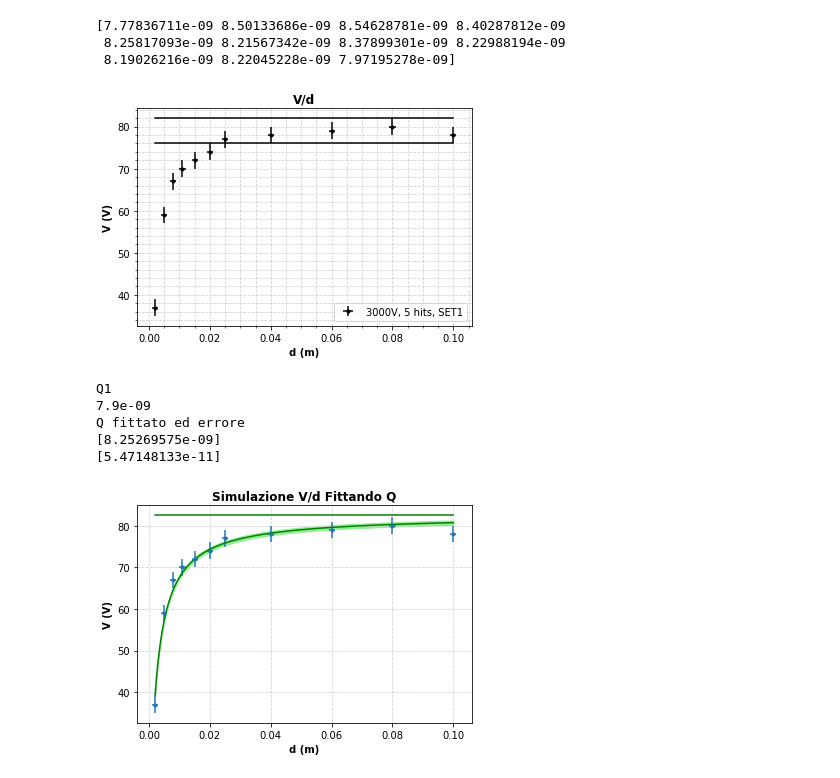
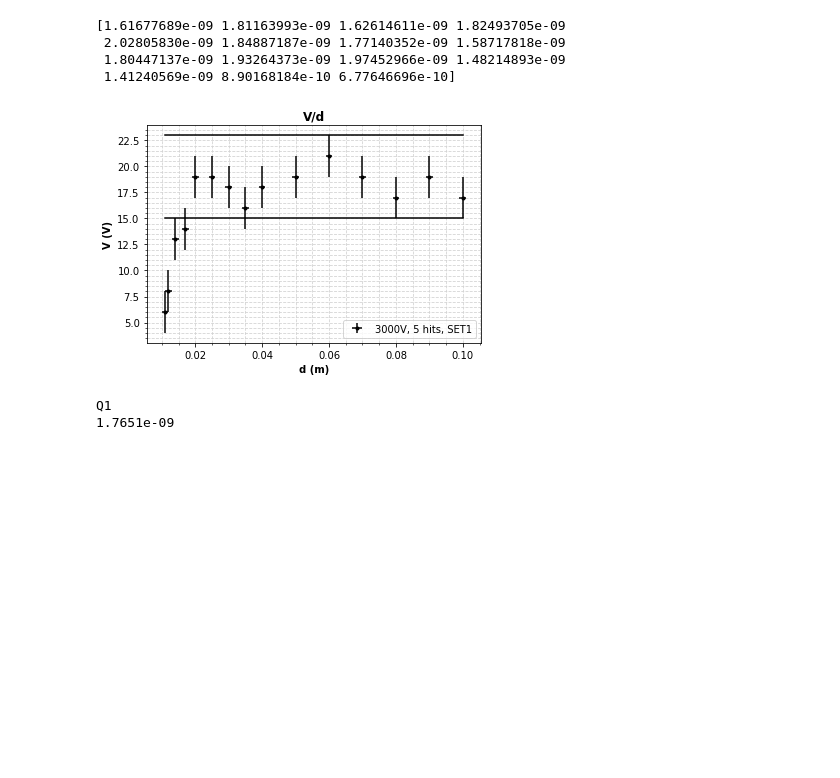
Before and after one commit to Vayxen/Lab2-Elettrostatica, a Jupyter notebook: code/Analisi_V_su_d_Dielettrico.ipynb, the cells around one changed output. Saved outputs shown, nothing was run; the diff lists cells and outputs as text; code cells hidden in the pictures; blank space fills up the shorter version.

```diff
--- a/code/Analisi_V_su_d_Dielettrico.ipynb
+++ b/code/Analisi_V_su_d_Dielettrico.ipynb
@@ -7,12 +7,14 @@ from scipy.optimize import curve_fit
 import matplotlib.pyplot as plt
 
 Verr = 2
-V = np.array([37,59,67,70,72,74,77,78,79,80,78])
+V = np.array([87,71,74,85,72,64,65,57,65,62,68,59,39,34])
 
-d = np.array([0.002,0.005,0.008,0.011,0.015,0.02,0.025,0.04,0.06,0.08,0.1])
+d = np.array([0.1,0.09,0.08,0.07,0.06,0.05,0.04,0.035,0.03,0.025,0.02,0.015,0.0135,0.013])
 derr = 0.001
 
 
+V = np.array([17, 19, 17, 19, 21, 19, 18, 16, 18, 19, 19, 14, 13, 8, 6])
+d = np.array([0.1,0.09,0.08,0.07,0.06,0.05,0.04,0.035,0.03,0.025,0.02,0.017,0.014,0.012, 0.011])
 
 
 
@@ -28,7 +30,7 @@ A = np.pi/4*Dc**2
 A_err = A*2*Dcerr/Dc
 
 Ce = 27e-12
-Ce = 1e-10
+Ce = 0.929e-10
 D1 = 0.09945
 D2 = 0.14575
 D2 = 0.1492
@@ -58,86 +60,41 @@ ax = fig.gca()
 #ax.set_xticks(np.arange(0, max(d)*1.2, (max(d)-min(d))/5))
 #ax.set_yticks(np.arange(20, 90, (ymax-min(V))/5))
 #plt.xlim(0,max(d)*1.2)
 #plt.ylim(20, 90)
 plt.grid(color='lightgray',linestyle="--",zorder=0)
 
 
 plt.title("V/d",fontweight="bold")
 plt.xlabel("d (m)",fontweight="bold")
 plt.ylabel("V (V)",fontweight="bold")
 plt.errorbar(d, V, xerr=derr, markersize=3,yerr=Verr, fmt='o', color="black", label="3000V, 5 hits, SET1")
 
 x = np.linspace(min(d),max(d),1000)
-ymax = np.ones(1000)*82
-ymin = np.ones(1000)*76
+ymax = np.ones(1000)*23
+ymin = np.ones(1000)*15
 
-Q1 = 79*Ce
-Q1_err = 3*Ce
+Q1 = 19*Ce
+Q1_err = 4*Ce
 
 plt.plot(x,ymax,  color="black")
 plt.plot(x,ymin,  color="black")
 
 
 plt.legend(loc="lower right")
 plt.minorticks_on()
 plt.grid(True,"minor",linestyle="--",color='lightgray')
 
 plt.show()
 
 
 
 print("Q1")
 print(Q1)
-
-#V1 fit
-
-from scipy.optimize import curve_fit
-
-def fitobjective(x,Q):
-	return Q/((eps0*A/x)+(Ce))
-guess = np.array([Q1])
-
-popt,pcov = curve_fit(fitobjective, d, V,p0=guess)
-err = np.sqrt(np.diag(pcov))
-Q_fit_err = err
-Q_fit = popt
-print("Q fittato ed errore")
-print(Q_fit)
-print(Q_fit_err)
-
-
-
-x = np.linspace(min(d),max(d),1000)
-y = fitobjective(x, Q_fit)
-
-yAsynth = np.ones(1000)*Q_fit/Ce
-ymax = yAsynth[0]+yAsynth[0]/10
-
-fig = plt.figure()
-ax = fig.gca()
-plt.grid(color='lightgray',linestyle="--",zorder=0)
-
-plt.plot(x, y, '-', color='green')
-plt.plot(x, yAsynth, '-', color='green')
-
-x_err_min = fitobjective(x,Q_fit-Q_fit_err);# 3 sigma errore
-x_err_max = fitobjective(x,Q_fit+Q_fit_err);# 3 sigma errore
-plt.fill_between(x,x_err_min,x_err_max, color="lightgreen",zorder=1)
-
-plt.title("Simulazione V/d Fittando Q",fontweight="bold")
-plt.xlabel("d (m)",fontweight="bold")
-plt.ylabel("V (V)",fontweight="bold")
-plt.errorbar(d, V, xerr=derr, yerr=Verr, fmt='.')
-
-plt.show()
 # %% [output]
-[7.77836711e-09 8.50133686e-09 8.54628781e-09 8.40287812e-09
- 8.25817093e-09 8.21567342e-09 8.37899301e-09 8.22988194e-09
- 8.19026216e-09 8.22045228e-09 7.97195278e-09]
+[1.61677689e-09 1.81163993e-09 1.62614611e-09 1.82493705e-09
+ 2.02805830e-09 1.84887187e-09 1.77140352e-09 1.58717818e-09
+ 1.80447137e-09 1.93264373e-09 1.97452966e-09 1.48214893e-09
+ 1.41240569e-09 8.90168184e-10 6.77646696e-10]
-[figure, old version]
+[figure, new version]
 Q1
-7.9e-09
-Q fittato ed errore
-[8.25269575e-09]
-[5.47148133e-11]
+1.7651e-09
-[figure, removed]
```
Also changed, not shown: 6 other files.
